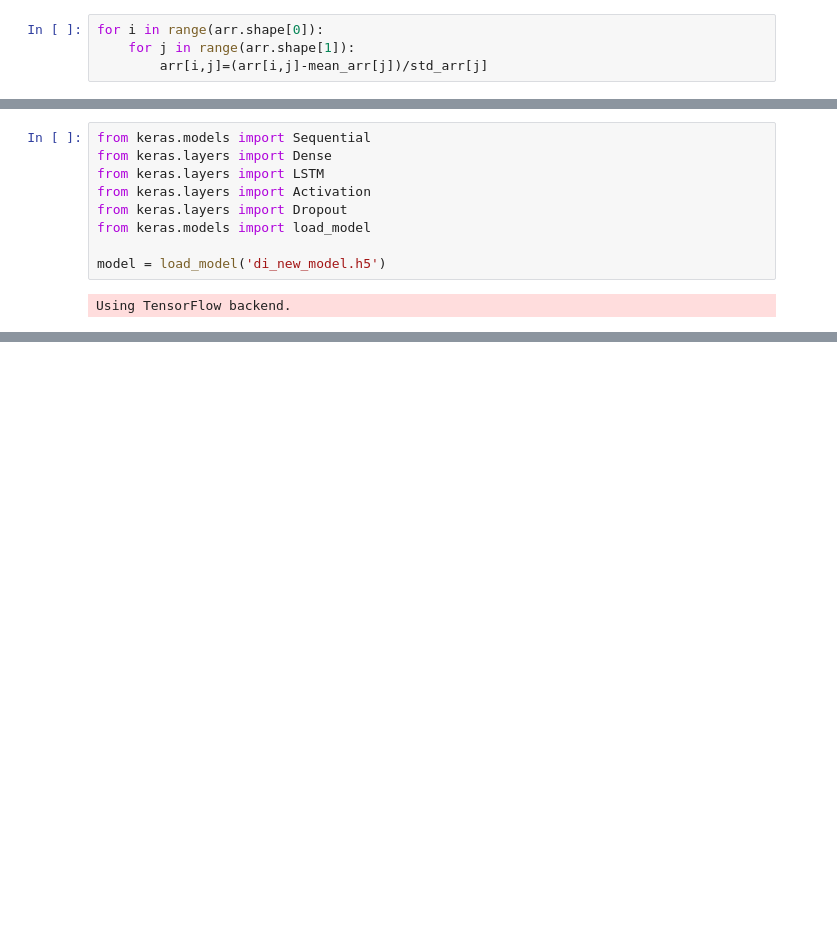
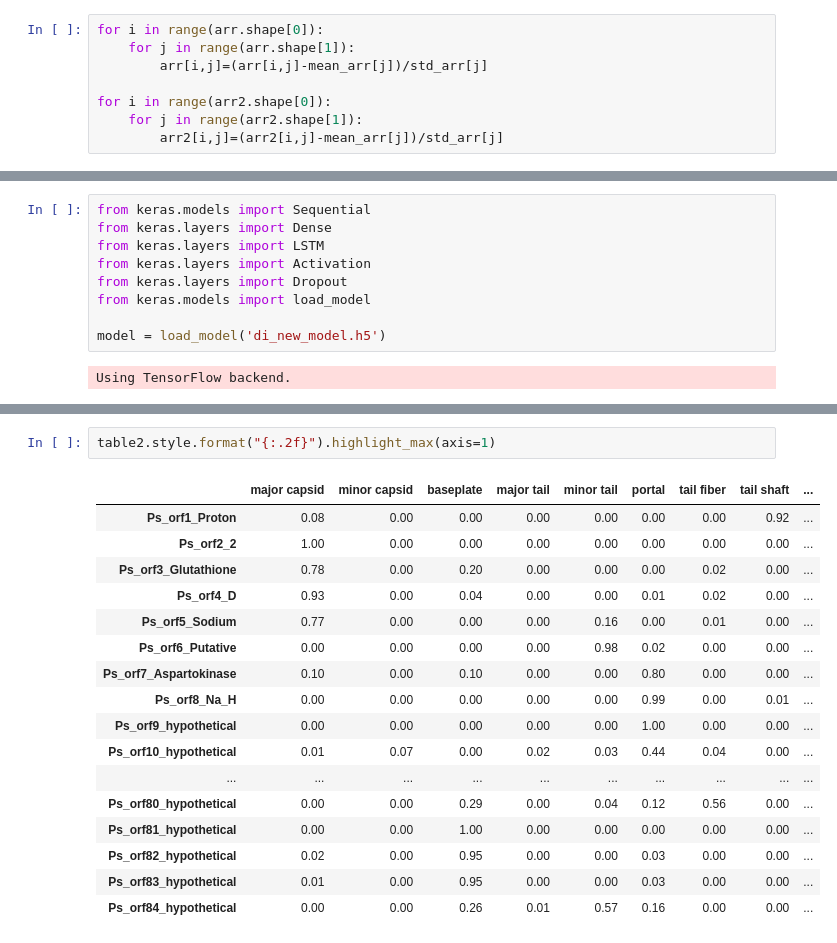
Before and after one commit to Adrian-Cantu/git-presentations, a Jupyter notebook: keras/phage_protein/run_di_model.ipynb, the cells around one changed output, grey strips where cells are left out. Drawn from its saved outputs; the diff is of its cells as text; blank space fills up the shorter version.

```diff
--- a/keras/phage_protein/run_di_model.ipynb
+++ b/keras/phage_protein/run_di_model.ipynb
@@ -50,3 +64,7 @@ std_arr=pickle.load(open( "dipep_new_std.p", "rb" ) )
 for i in range(arr.shape[0]):
     for j in range(arr.shape[1]):
         arr[i,j]=(arr[i,j]-mean_arr[j])/std_arr[j]
+
+for i in range(arr2.shape[0]):
+    for j in range(arr2.shape[1]):
+        arr2[i,j]=(arr2[i,j]-mean_arr[j])/std_arr[j]
@@ -127,0 +125,20 @@ file.close()
+# %%
+table2.style.format("{:.2f}").highlight_max(axis=1)
+# %% [output]
+|  | major capsid | minor capsid | baseplate | major tail | minor tail | portal | tail fiber | tail shaft | ... |
+| Ps_orf1_Proton | 0.08 | 0.00 | 0.00 | 0.00 | 0.00 | 0.00 | 0.00 | 0.92 | ... |
+| Ps_orf2_2 | 1.00 | 0.00 | 0.00 | 0.00 | 0.00 | 0.00 | 0.00 | 0.00 | ... |
+| Ps_orf3_Glutathione | 0.78 | 0.00 | 0.20 | 0.00 | 0.00 | 0.00 | 0.02 | 0.00 | ... |
+| Ps_orf4_D | 0.93 | 0.00 | 0.04 | 0.00 | 0.00 | 0.01 | 0.02 | 0.00 | ... |
+| Ps_orf5_Sodium | 0.77 | 0.00 | 0.00 | 0.00 | 0.16 | 0.00 | 0.01 | 0.00 | ... |
+| Ps_orf6_Putative | 0.00 | 0.00 | 0.00 | 0.00 | 0.98 | 0.02 | 0.00 | 0.00 | ... |
+| Ps_orf7_Aspartokinase | 0.10 | 0.00 | 0.10 | 0.00 | 0.00 | 0.80 | 0.00 | 0.00 | ... |
+| Ps_orf8_Na_H | 0.00 | 0.00 | 0.00 | 0.00 | 0.00 | 0.99 | 0.00 | 0.01 | ... |
+| Ps_orf9_hypothetical | 0.00 | 0.00 | 0.00 | 0.00 | 0.00 | 1.00 | 0.00 | 0.00 | ... |
+| Ps_orf10_hypothetical | 0.01 | 0.07 | 0.00 | 0.02 | 0.03 | 0.44 | 0.04 | 0.00 | ... |
+| ... | ... | ... | ... | ... | ... | ... | ... | ... | ... |
+| Ps_orf80_hypothetical | 0.00 | 0.00 | 0.29 | 0.00 | 0.04 | 0.12 | 0.56 | 0.00 | ... |
+| Ps_orf81_hypothetical | 0.00 | 0.00 | 1.00 | 0.00 | 0.00 | 0.00 | 0.00 | 0.00 | ... |
+| Ps_orf82_hypothetical | 0.02 | 0.00 | 0.95 | 0.00 | 0.00 | 0.03 | 0.00 | 0.00 | ... |
+| Ps_orf83_hypothetical | 0.01 | 0.00 | 0.95 | 0.00 | 0.00 | 0.03 | 0.00 | 0.00 | ... |
+| Ps_orf84_hypothetical | 0.00 | 0.00 | 0.26 | 0.01 | 0.57 | 0.16 | 0.00 | 0.00 | ... |
```
Also changed, not shown: parts of 18 cells of this notebook.
